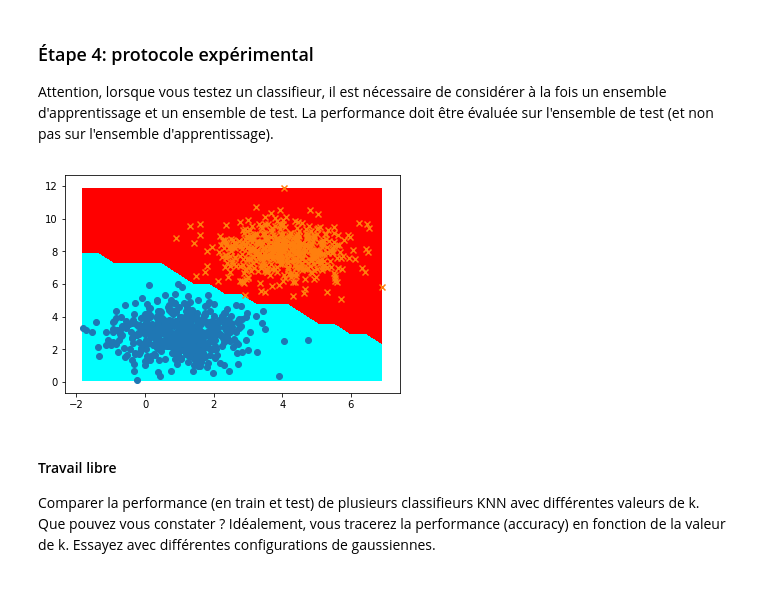
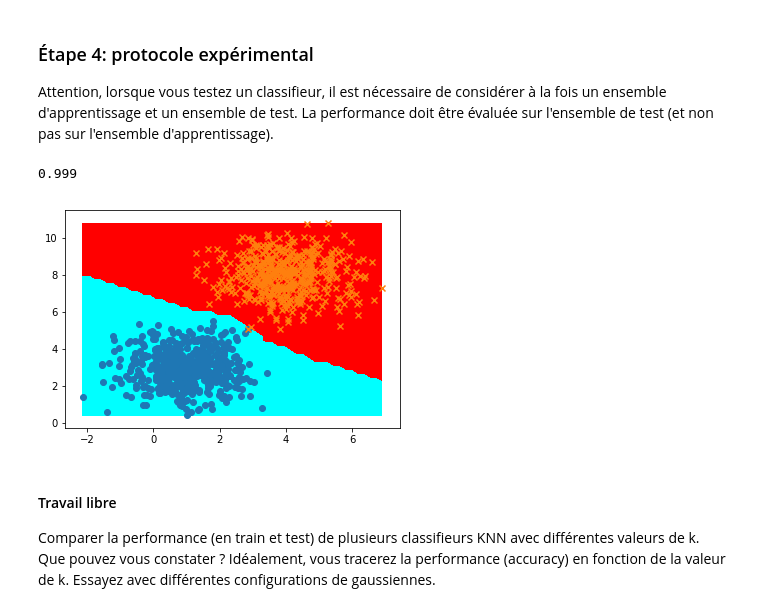
Before and after one commit to exRivalis/3i026, a Jupyter notebook: tp2.ipynb, the cells around one changed output. Cells and saved outputs as stored; diff of their text form; code cells hidden in the pictures.

```diff
--- a/tp2.ipynb
+++ b/tp2.ipynb
@@ -245,24 +246,36 @@ class KNN(Classifier):
         for i in range(self.k):
             index = nearest[i][0]#index de la i eme case la plus proche
             cpt += tab_dist[index][1] #label
+            #print tab_dist[index]
             #print cpt
         if cpt > 0:
             return +1
         return -1
+
+    def accuracy(self, dataset):
+        #pour chaque x, y dans dataset comparer predict(x) et y
+        #predict depend du modèle
+        cpt = 0;
+        for i in range(dataset.size()):
+            if self.predict(dataset.getX(i)) == dataset.getY(i):
+                cpt+=1
+        return float(cpt) / dataset.size()
 # %%
-def test(input_size, k):
+def test(dataset, input_size, k):
     knn=KNN(input_size, k)
-    knn.train(the_set)
-    plot_frontiere(the_set,knn,20)
-    plot2DSet(the_set)
+    knn.train(dataset)
+    plot_frontiere(the_set,knn, 50)
+    plot2DSet(dataset)
+    print (knn.accuracy(dataset))
 # %% [markdown]
 ### Étape 4: protocole expérimental
 
 Attention, lorsque vous testez un classifieur, il est nécessaire de considérer à la fois un ensemble d'apprentissage et un ensemble de test. La performance doit être évaluée sur l'ensemble de test (et non pas sur l'ensemble d'apprentissage).
 # %%
-test(2, 4)
+test(the_set, 2, 6)
 # %% [output]
+0.999
-[figure, old version]
+[figure, new version]
 # %% [markdown]
 #### Travail libre
 
```
Also changed, not shown: parts of 14 cells of this notebook, 2 other files.
